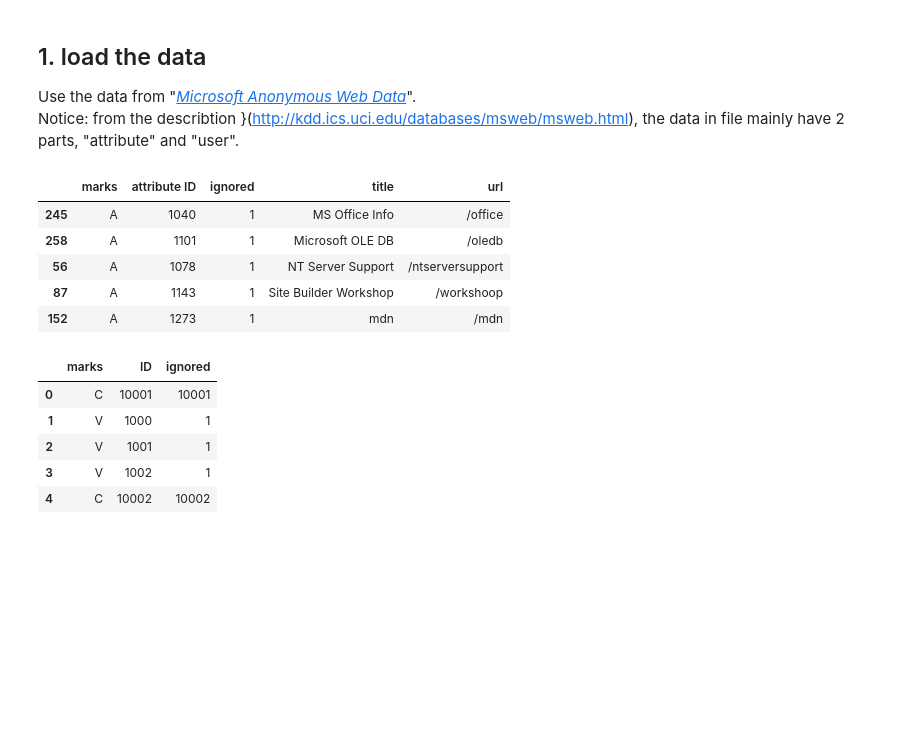
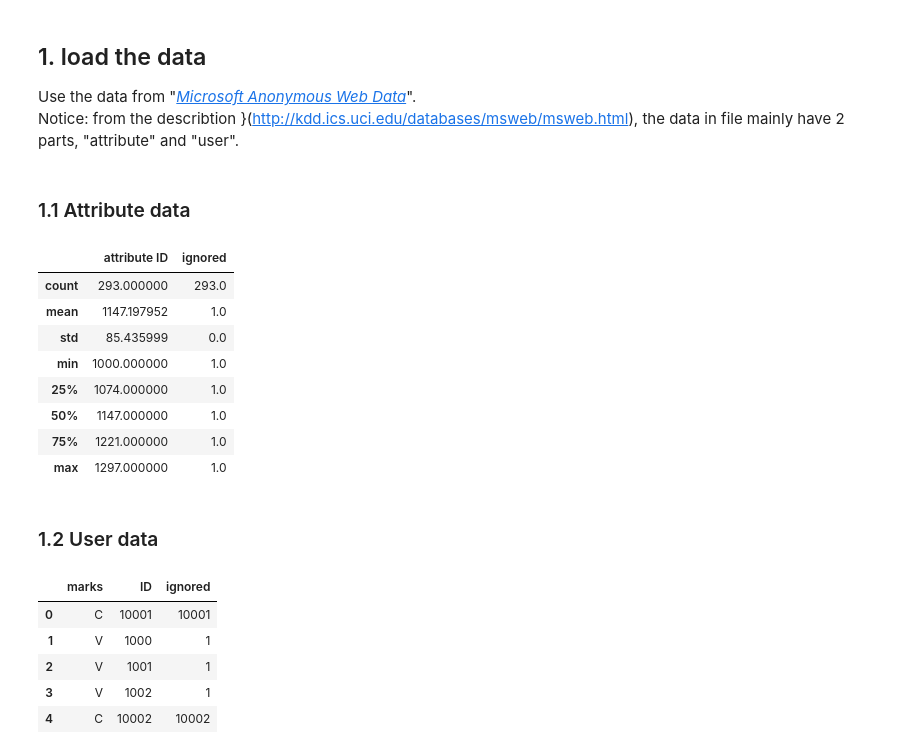
Before and after one commit to hanshanglin/COMP4433_project, a Jupyter notebook: explore.ipynb, the cells around one changed output. Drawn from its saved outputs; the diff is of its cells as text; code cells hidden in the pictures; blank space fills up the shorter version.

```diff
--- a/explore.ipynb
+++ b/explore.ipynb
@@ -10,16 +10,23 @@ import seaborn as sns
 
 Use the data from "[_Microsoft Anonymous Web Data_](http://kdd.ics.uci.edu/databases/msweb/msweb.html)".
 Notice: from the describtion }(http://kdd.ics.uci.edu/databases/msweb/msweb.html), the data in file mainly have 2 parts, "attribute" and "user".
+# %% [markdown]
+### 1.1 Attribute data
 # %%
 attribute_df = pd.read_csv("anonymous-msweb.data",header=None,skiprows=range(0,7),nrows=293, names=['marks', 'attribute ID','ignored','title','url'])
-attribute_df.sample(5)
+attribute_df.describe()
 # %% [output]
-|  | marks | attribute ID | ignored | title | url |
-| 245 | A | 1040 | 1 | MS Office Info | /office |
-| 258 | A | 1101 | 1 | Microsoft OLE DB | /oledb |
-| 56 | A | 1078 | 1 | NT Server Support | /ntserversupport |
-| 87 | A | 1143 | 1 | Site Builder Workshop | /workshoop |
-| 152 | A | 1273 | 1 | mdn | /mdn |
+|  | attribute ID | ignored |
+| count | 293.000000 | 293.0 |
+| mean | 1147.197952 | 1.0 |
+| std | 85.435999 | 0.0 |
+| min | 1000.000000 | 1.0 |
+| 25% | 1074.000000 | 1.0 |
+| 50% | 1147.000000 | 1.0 |
+| 75% | 1221.000000 | 1.0 |
+| max | 1297.000000 | 1.0 |
+# %% [markdown]
+### 1.2 User data
 # %%
 user_df = pd.read_csv("anonymous-msweb.data",header=None,skiprows=range(0,301), names=['marks', 'ID','ignored'])
 user_df.head(5)
```
Also changed, not shown: parts of 11 cells of this notebook.
